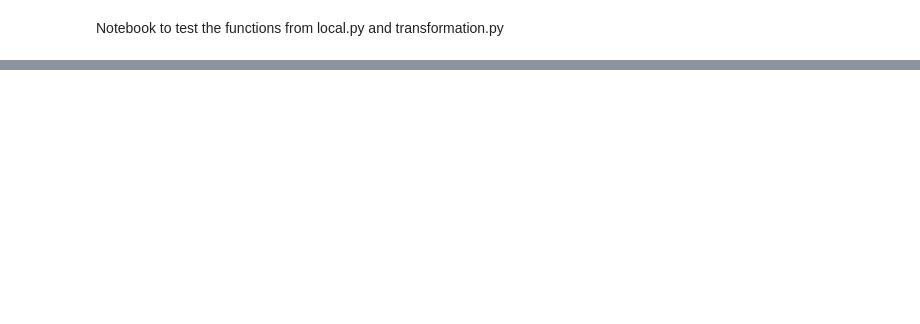
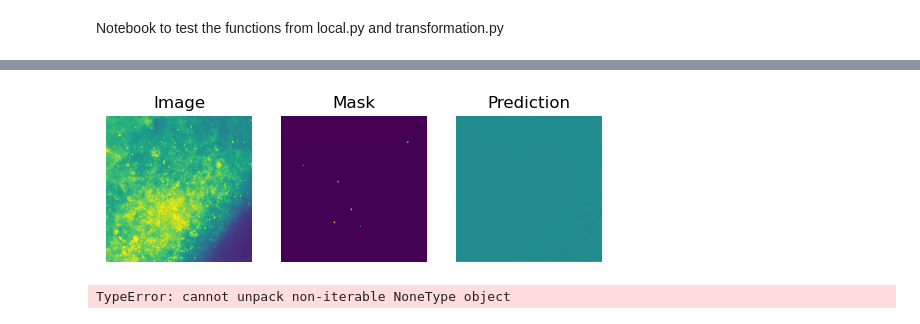
Before and after one commit to louisemorlot/the_exceptionals, a Jupyter notebook: data/test.ipynb, the cells around one changed output, grey strips where cells are left out. Saved outputs shown, nothing was run; the diff lists cells and outputs as text; code cells hidden in the pictures; blank space fills up the shorter version.

```diff
--- a/data/test.ipynb
+++ b/data/test.ipynb
@@ -14,3 +36,11 @@ testdata = CellDataset(img_dir = "/group/dl4miacourse/exceptionals/test_images2D
+# %%
+device = torch.device("cuda") if torch.cuda.is_available() else torch.device("cpu")
+# %%
+img_dir = "/localscratch/exceptionals/train_images2D/images"
+mask_dir = "/localscratch/exceptionals/train_images2D/masks"
+
+trainData = CellDataset(img_dir = img_dir,
+                       mask_dir = mask_dir)
 # %%
 print(testdata.images)
 # %% [output]
@@ -39,0 +53,9 @@ Image size is {torch.Size([2304, 2304])}
+# %%
+train_loader=DataLoader(trainData, batch_size=5, shuffle=True, num_workers=8)
+# %%
+unet = UNet(depth=4, in_channels=1, out_channels=1, num_fmaps=2).to(device)
+loss = nn.MSELoss()
+optimizer = torch.optim.Adam(unet.parameters())
+
+for epoch in range(100):
+    train(unet, train_loader, optimizer, loss, epoch, device=device)
@@ -39,0 +80,3 @@ Image size is {torch.Size([2304, 2304])}
+# %%
+img, mask, prediction = show_random_dataset_image_with_prediction(trainData, unet, device)
+# %% [output]
@@ -39,0 +85,2 @@ Image size is {torch.Size([2304, 2304])}
+[figure, added]
+TypeError: cannot unpack non-iterable NoneType object
```
Also changed, not shown: parts of 8 cells of this notebook, 1 other file.
